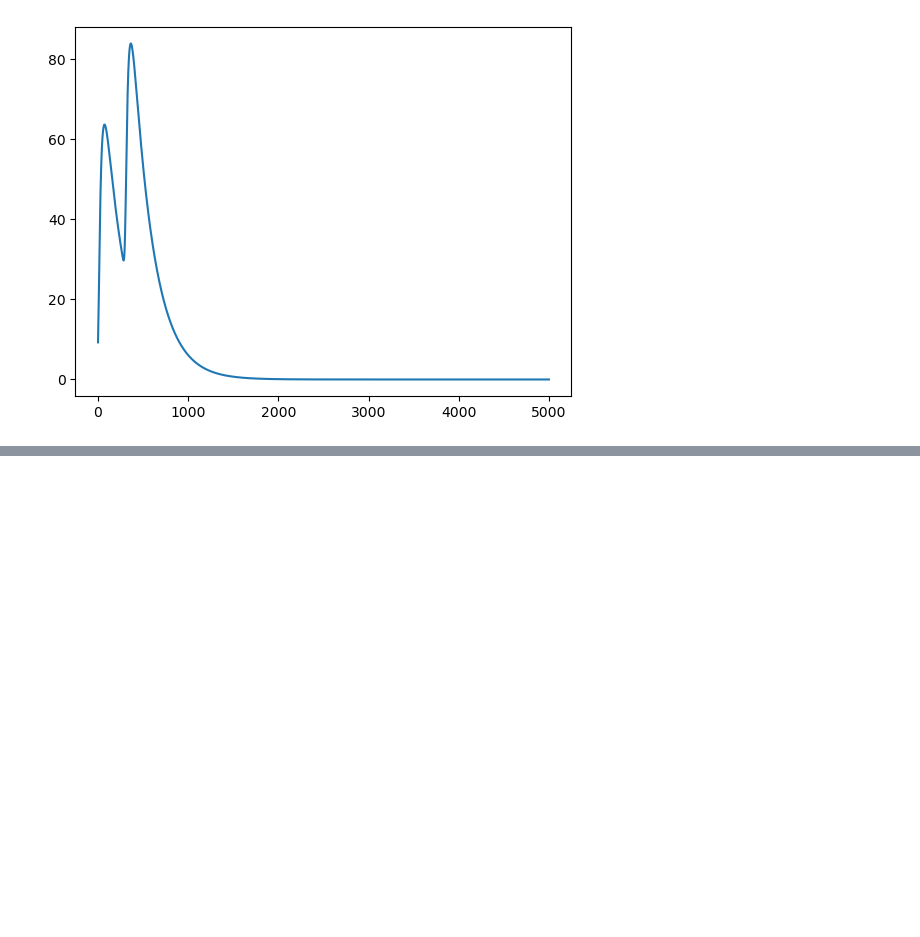
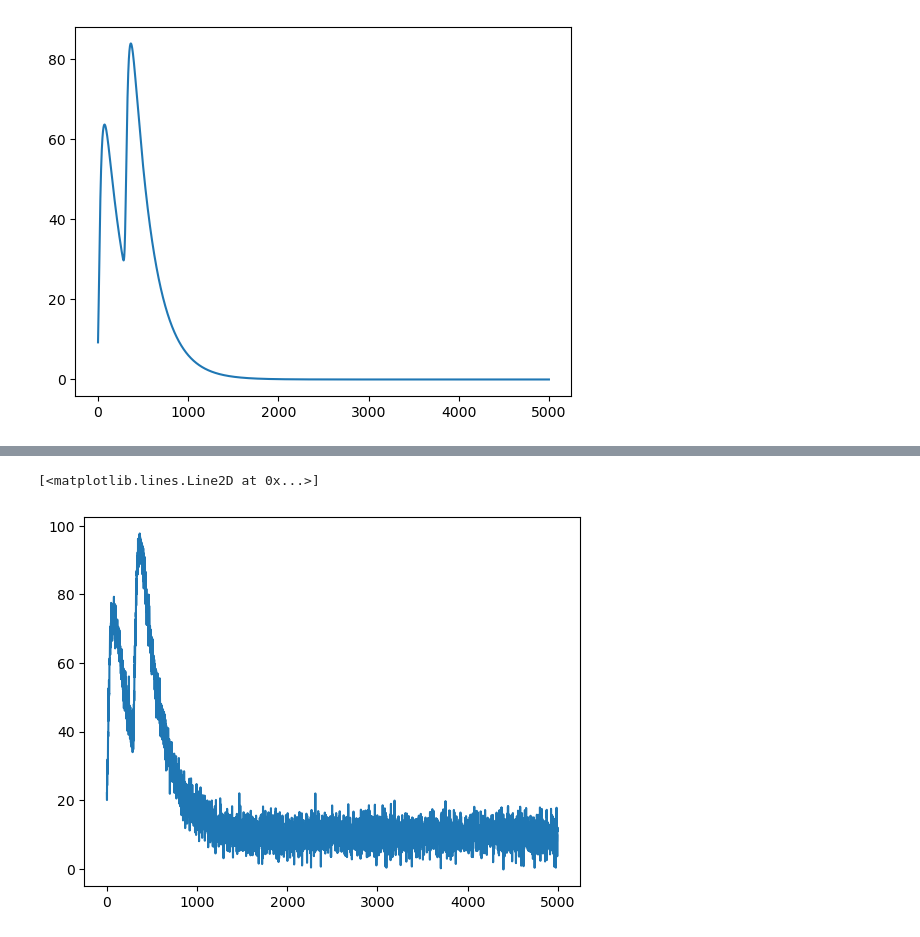
Before and after one commit to ASTRO-EDU/BBexponential, a Jupyter notebook: generator.ipynb, the cells around one changed output, grey strips where cells are left out. Drawn from its saved outputs; the diff is of its cells as text; code cells hidden in the pictures; blank space fills up the shorter version.

```diff
--- a/generator.ipynb
+++ b/generator.ipynb
@@ -100,0 +102,8 @@ plt.plot(t_plot,x_plot)
+# %%
+from generator import gammaflash_generator
+t_plot = np.linspace(0,5000,5000)
+x_plot = gammaflash_generator([0,300],50,10,230,30,10).signal_get_noise(t_plot,3)
+plt.plot(t_plot,x_plot)
+# %% [output]
+[<matplotlib.lines.Line2D at 0x...>]
+[figure, added]
```
Also changed, not shown: parts of 3 cells of this notebook, 2 other files.
